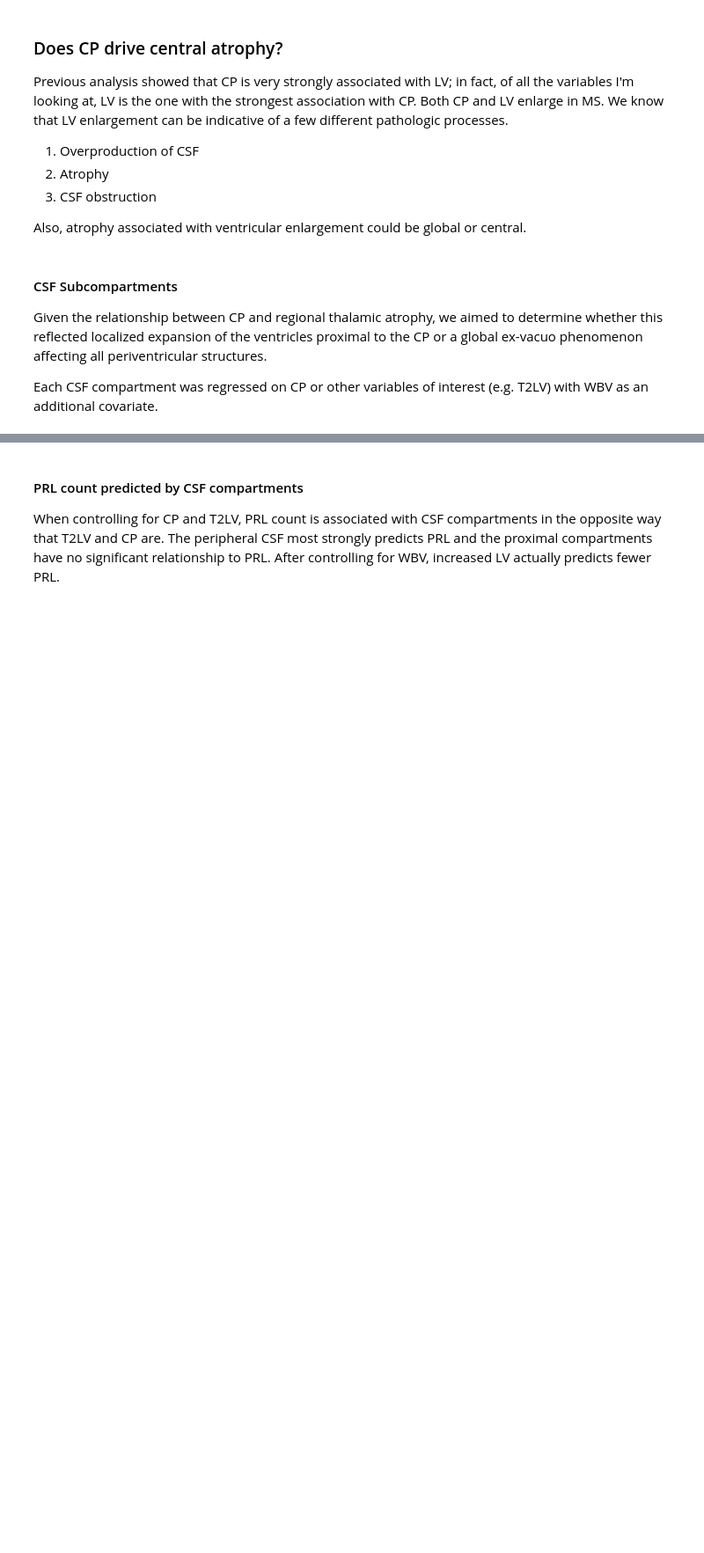
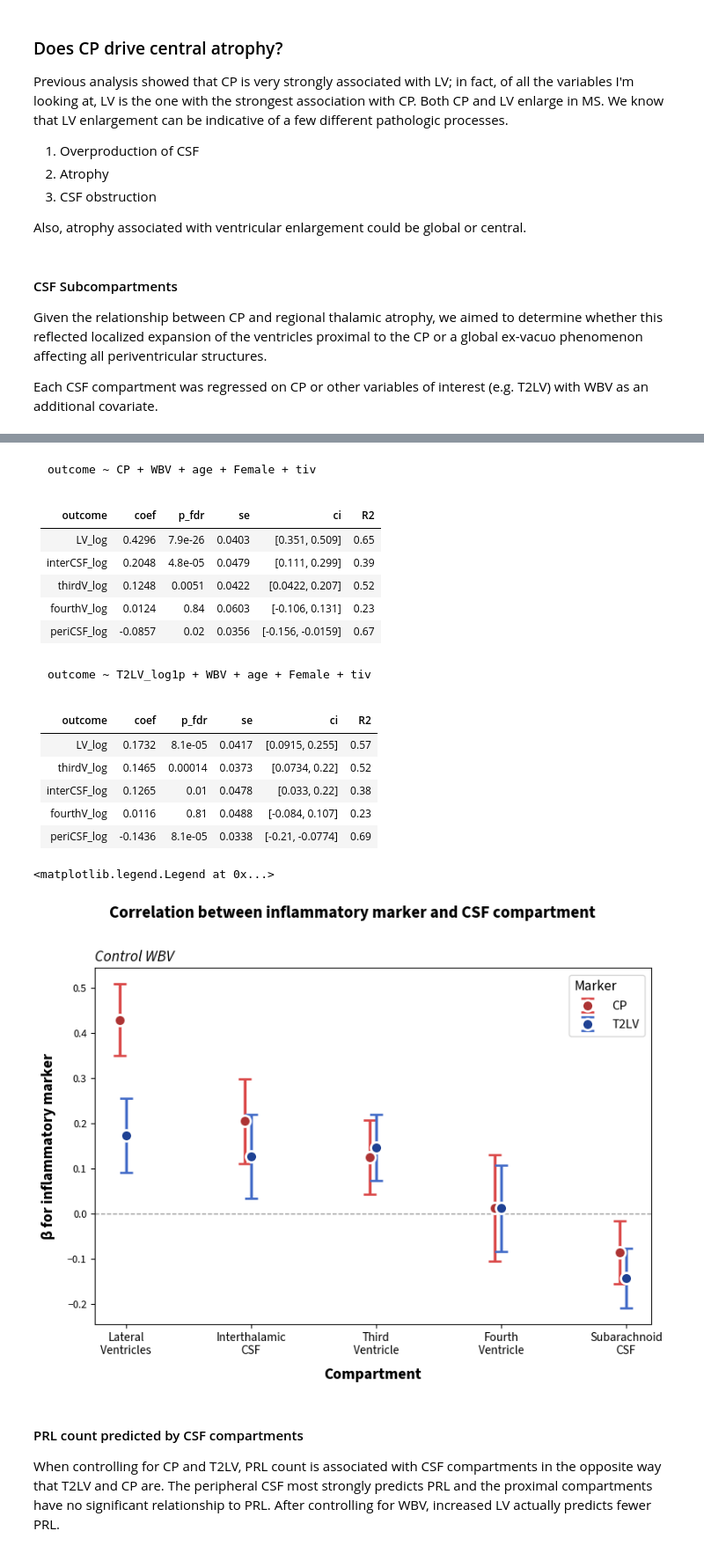
Before and after one commit to srs328/ms_mri, a Jupyter notebook: analysis/thalamus/results/3-CP_CSF_analysis.ipynb, the cells around one changed output, grey strips where cells are left out. Shown at 88% size. Saved outputs shown, nothing was run; the diff lists cells and outputs as text; code cells hidden in the pictures; blank space fills up the shorter version.

````diff
--- a/analysis/thalamus/results/3-CP_CSF_analysis.ipynb
+++ b/analysis/thalamus/results/3-CP_CSF_analysis.ipynb
@@ -94,6 +94,10 @@ def plot_betas(
     lower_ci,
     upper_ci,
     labels,
+    legend_label="",
+    fig=None,
+    ax=None,
+    jitter=0,
     ylabel="β",
     title="Correlations between CP and CSF Compartments",
     figsize=(8, 6),
@@ -139,13 +143,16 @@ def plot_betas(
 
     # Create evenly spaced x values
     x = np.arange(len(coefficients))
+    x = x + jitter * (x[1] - x[0])
 
     # Calculate error bar lengths
     y_lower = coefficients - lower_ci
     y_upper = upper_ci - coefficients
 
     # Create the plot
-    fig, ax = plt.subplots(figsize=figsize)
+    if fig is None or ax is None:
+        fig, ax = plt.subplots(figsize=figsize)
+
     if fig_transparent:
         fig.patch.set_alpha(0.0)  # Make figure background transparent
     if axs_transparent:
@@ -172,6 +179,7 @@ def plot_betas(
         markeredgewidth=2,
         markeredgecolor="white",
         zorder=2,
+        label=legend_label
     )
 
     # Customize the plot
@@ -409,6 +417,7 @@ all_covariates = {
     "WBV": ["WBV", "age", "Female", "tiv"],
     "CP": ["CP", "age", "Female", "tiv"],
     "WBV+CP": ["CP", "WBV", "age", "Female", "tiv"],
+    "WBV+CP_T2LV": ["CP", "WBV", "T2LV_log1p", "age", "Female", "tiv"],
 }
 
 model_data = zscore(data[MS_patients], skip_vars=["PRL"])
@@ -422,7 +431,7 @@ all_results = {}
 all_models = {}
 for control_name, covariates in all_covariates.items():
     _, all_results[control_name], all_models[control_name] = regutils.run_regressions(
-        model_data, outcomes, predictors, covariates=covariates
+        model_data, outcomes, predictors, covariates=covariates, to_check_vif=False
     )
 # %%
 def display_csf_compartment_results(
@@ -542,3 +509,70 @@ outcome ~ T2LV_log1p + WBV + age + Female + tiv
+# %%
+control_name = "WBV"
+covariates = all_covariates[control_name]
+
+predictor = "CP"
+result = all_results[control_name][predictor]
+display_csf_compartment_results(all_results, all_covariates, predictor, control_name)
+
+fig, ax = plot_csf_compartment_results(
+    all_results,
+    predictor,
+    control_name,
+    point_color=colors["darker red2"],
+    ecolor=colors["dark red2"],
+    line_color=colors["darkest red2"],
+    connect_points=False,
+    legend_label="CP"
+)
+
+control_name = "WBV"
+predictor = "T2LV_log1p"
+result = all_results[control_name][predictor]
+display_csf_compartment_results(all_results, all_covariates, predictor, control_name)
+fig, ax = plot_csf_compartment_results(
+    all_results,
+    predictor,
+    "WBV",
+    jitter=0.05,
+    point_color=colors["dark blue1"],
+    ecolor=colors["darkish blue1"],
+    line_color=colors["darkest blue1"],
+    connect_points=False,
+    legend_label="T2LV",
+    fig=fig,
+    ax=ax,
+)
+
+title = "Correlation between inflammatory marker and CSF compartment"
+sup_title_y = 1.01
+fig.suptitle(
+        title, fontsize=15, fontweight="bold", y=sup_title_y
+    )  # Adjust y position if needed
+ax.set_ylabel("β for inflammatory marker")
+ax.legend(title="Marker", alignment='left', fontsize=12, title_fontsize=13)
+# %% [output]
+```R
+outcome ~ CP + WBV + age + Female + tiv
+```
+| outcome      |    coef |   p_fdr |     se | ci                |   R2 |
+|:-------------|--------:|--------:|-------:|:------------------|-----:|
+| LV_log       |  0.4296 | 7.9e-26 | 0.0403 | [0.351, 0.509]    | 0.65 |
+| interCSF_log |  0.2048 | 4.8e-05 | 0.0479 | [0.111, 0.299]    | 0.39 |
+| thirdV_log   |  0.1248 | 0.0051  | 0.0422 | [0.0422, 0.207]   | 0.52 |
+| fourthV_log  |  0.0124 | 0.84    | 0.0603 | [-0.106, 0.131]   | 0.23 |
+| periCSF_log  | -0.0857 | 0.02    | 0.0356 | [-0.156, -0.0159] | 0.67 |
+```R
+outcome ~ T2LV_log1p + WBV + age + Female + tiv
+```
+| outcome      |    coef |   p_fdr |     se | ci               |   R2 |
+|:-------------|--------:|--------:|-------:|:-----------------|-----:|
+| LV_log       |  0.1732 | 8.1e-05 | 0.0417 | [0.0915, 0.255]  | 0.57 |
+| thirdV_log   |  0.1465 | 0.00014 | 0.0373 | [0.0734, 0.22]   | 0.52 |
+| interCSF_log |  0.1265 | 0.01    | 0.0478 | [0.033, 0.22]    | 0.38 |
+| fourthV_log  |  0.0116 | 0.81    | 0.0488 | [-0.084, 0.107]  | 0.23 |
+| periCSF_log  | -0.1436 | 8.1e-05 | 0.0338 | [-0.21, -0.0774] | 0.69 |
+<matplotlib.legend.Legend at 0x...>
+[figure, added]
 # %% [markdown]
 #### PRL count predicted by CSF compartments
 
````
Also changed, not shown: parts of 13 cells of this notebook, 21 other files.
